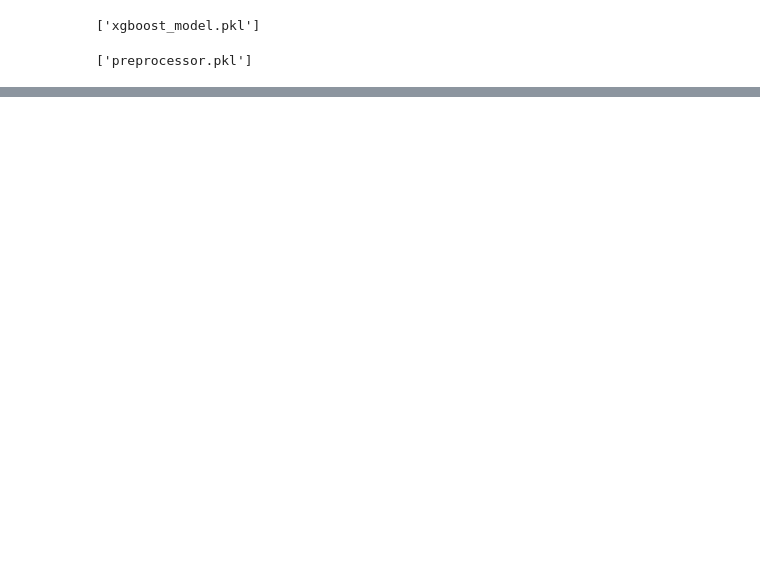
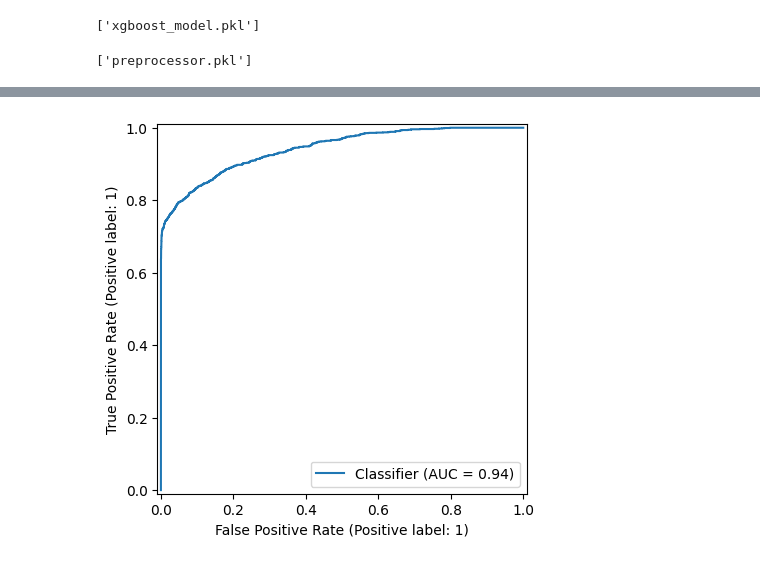
Before and after one commit to vipthunder/Loan-Default-prediction, a Jupyter notebook: notebooks/loan_default_prediction.ipynb, the cells around one changed output, grey strips where cells are left out. Saved outputs shown, nothing was run; the diff lists cells and outputs as text; code cells hidden in the pictures; blank space fills up the shorter version.

```diff
--- a/notebooks/loan_default_prediction.ipynb
+++ b/notebooks/loan_default_prediction.ipynb
@@ -1146,0 +1177,8 @@ joblib.dump(preprocessor, 'preprocessor.pkl')
+# %%
+from sklearn.metrics import RocCurveDisplay
+
+
+RocCurveDisplay.from_predictions(y_test, y_prob_xgb)
+plt.show()
+# %% [output]
+[figure, added]
```
Also changed, not shown: parts of 3 cells of this notebook, 6 other files.
